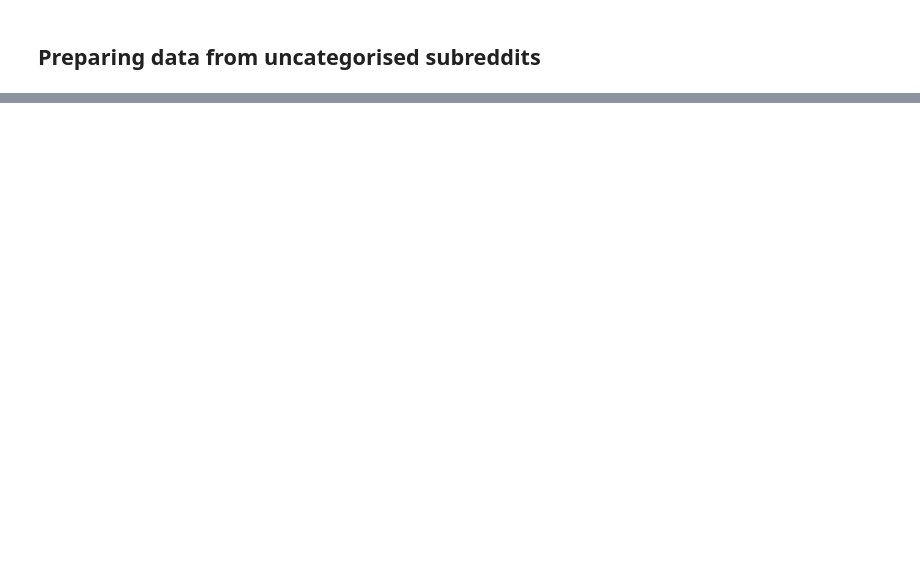
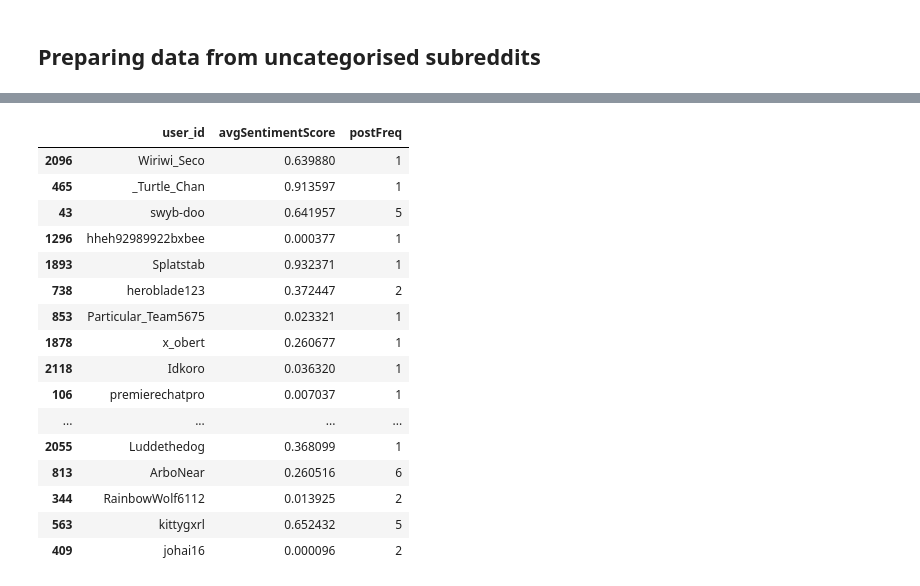
Before and after one commit to yipjunkai/1015_proj, a Jupyter notebook: proj.ipynb, the cells around one changed output, grey strips where cells are left out. Saved outputs shown, nothing was run; the diff lists cells and outputs as text; code cells hidden in the pictures; blank space fills up the shorter version.

```diff
--- a/proj.ipynb
+++ b/proj.ipynb
@@ -528,0 +572,20 @@ hello(duplicatePosts, 4)
+# %%
+heyo.sample(50)
+# %% [output]
+|  | user_id | avgSentimentScore | postFreq |
+| 2096 | Wiriwi_Seco | 0.639880 | 1 |
+| 465 | _Turtle_Chan | 0.913597 | 1 |
+| 43 | swyb-doo | 0.641957 | 5 |
+| 1296 | hheh92989922bxbee | 0.000377 | 1 |
+| 1893 | Splatstab | 0.932371 | 1 |
+| 738 | heroblade123 | 0.372447 | 2 |
+| 853 | Particular_Team5675 | 0.023321 | 1 |
+| 1878 | x_obert | 0.260677 | 1 |
+| 2118 | Idkoro | 0.036320 | 1 |
+| 106 | premierechatpro | 0.007037 | 1 |
+| ... | ... | ... | ... |
+| 2055 | Luddethedog | 0.368099 | 1 |
+| 813 | ArboNear | 0.260516 | 6 |
+| 344 | RainbowWolf6112 | 0.013925 | 2 |
+| 563 | kittygxrl | 0.652432 | 5 |
+| 409 | johai16 | 0.000096 | 2 |
```
Also changed, not shown: parts of 24 cells of this notebook.
